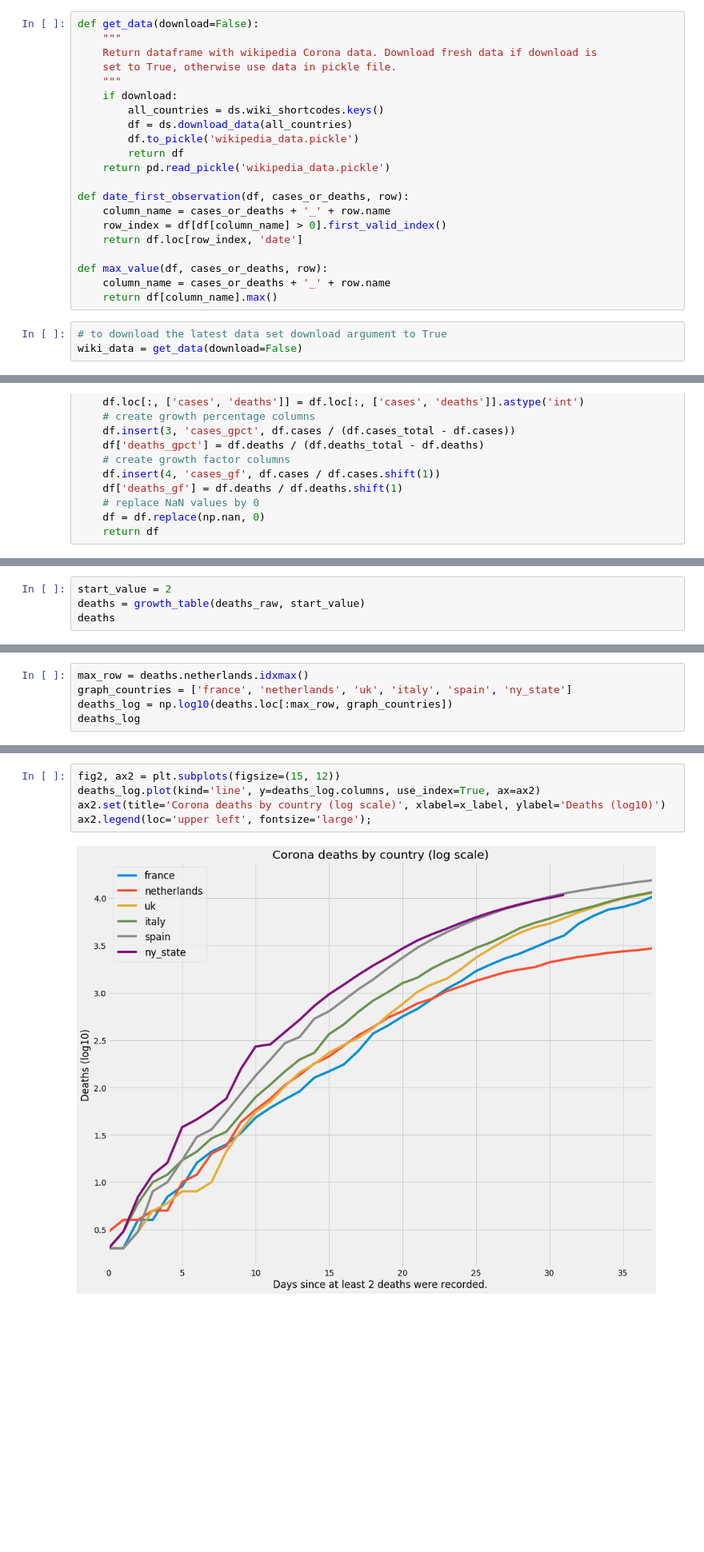
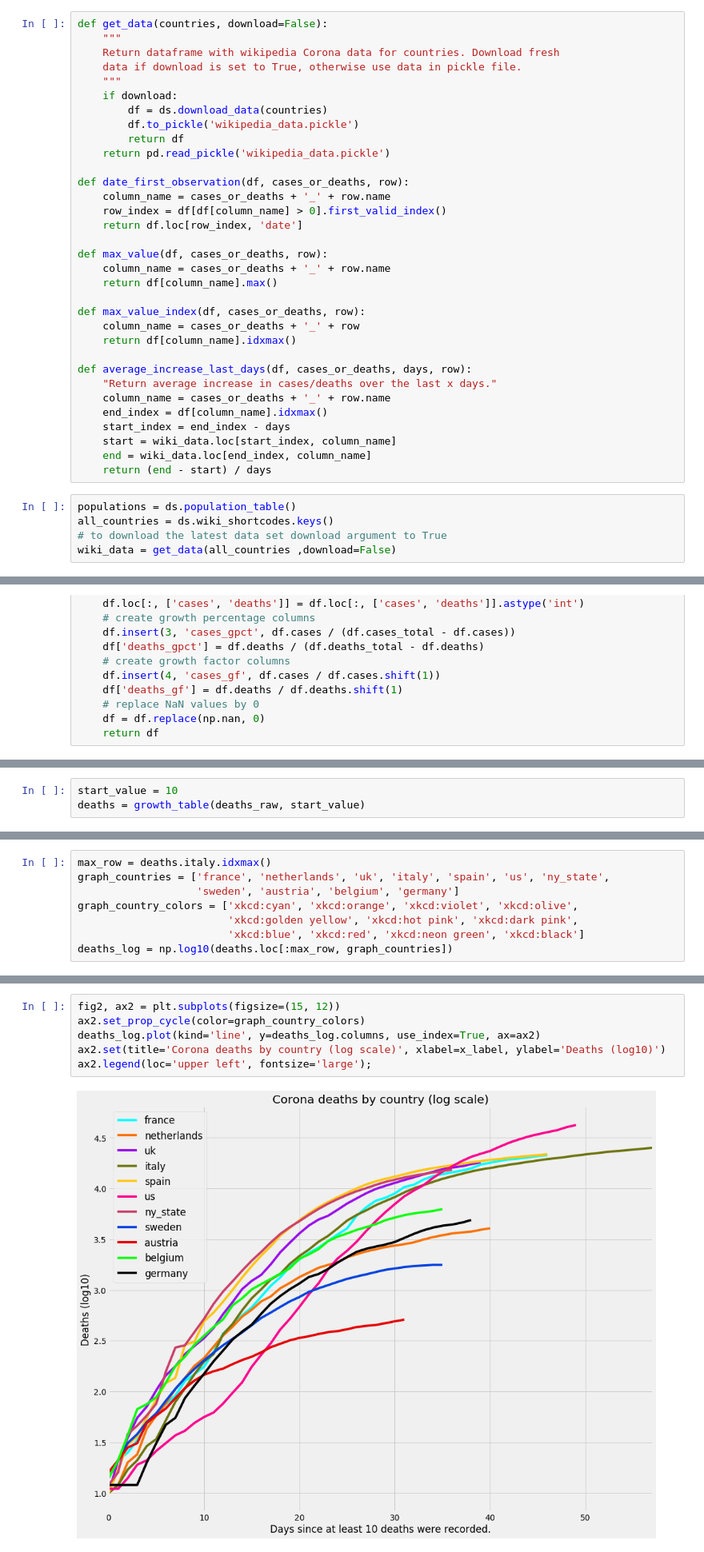
Before and after one commit to DeCooper88/corona, a Jupyter notebook: countries_analysis.ipynb, the cells around one changed output, grey strips where cells are left out. Shown: that part at 80% size. Saved outputs shown, nothing was run; the diff lists cells and outputs as text; blank space fills up the shorter version.

```diff
--- a/countries_analysis.ipynb
+++ b/countries_analysis.ipynb
@@ -9,14 +9,13 @@ import data_scraper as ds
 
 pd.set_option('display.max_rows', 100)
 # %%
-def get_data(download=False):
+def get_data(countries, download=False):
     """
-    Return dataframe with wikipedia Corona data. Download fresh data if download is
-    set to True, otherwise use data in pickle file.
+    Return dataframe with wikipedia Corona data for countries. Download fresh
+    data if download is set to True, otherwise use data in pickle file.
     """
     if download:
-        all_countries = ds.wiki_shortcodes.keys()
-        df = ds.download_data(all_countries)
+        df = ds.download_data(countries)
         df.to_pickle('wikipedia_data.pickle')
         return df
     return pd.read_pickle('wikipedia_data.pickle')
@@ -29,6 +28,21 @@ def date_first_observation(df, cases_or_deaths, row):
 def max_value(df, cases_or_deaths, row):
     column_name = cases_or_deaths + '_' + row.name
     return df[column_name].max()
+
+def max_value_index(df, cases_or_deaths, row):
+    column_name = cases_or_deaths + '_' + row
+    return df[column_name].idxmax()
+
+def average_increase_last_days(df, cases_or_deaths, days, row):
+    "Return average increase in cases/deaths over the last x days."
+    column_name = cases_or_deaths + '_' + row.name
+    end_index = df[column_name].idxmax()
+    start_index = end_index - days
+    start = wiki_data.loc[start_index, column_name]
+    end = wiki_data.loc[end_index, column_name]
+    return (end - start) / days
 # %%
+populations = ds.population_table()
+all_countries = ds.wiki_shortcodes.keys()
 # to download the latest data set download argument to True
-wiki_data = get_data(download=False)
+wiki_data = get_data(all_countries ,download=False)
@@ -203,4 +194,3 @@ deaths_raw
 # %%
-start_value = 2
+start_value = 10
 deaths = growth_table(deaths_raw, start_value)
-deaths
@@ -225,5 +197,8 @@ deaths
 # %%
-max_row = deaths.netherlands.idxmax()
-graph_countries = ['france', 'netherlands', 'uk', 'italy', 'spain', 'ny_state']
+max_row = deaths.italy.idxmax()
+graph_countries = ['france', 'netherlands', 'uk', 'italy', 'spain', 'us', 'ny_state',
+                   'sweden', 'austria', 'belgium', 'germany']
+graph_country_colors = ['xkcd:cyan', 'xkcd:orange', 'xkcd:violet', 'xkcd:olive',
+                        'xkcd:golden yellow', 'xkcd:hot pink', 'xkcd:dark pink',
+                        'xkcd:blue', 'xkcd:red', 'xkcd:neon green', 'xkcd:black']
 deaths_log = np.log10(deaths.loc[:max_row, graph_countries])
-deaths_log
@@ -260,10 +218,11 @@ ax.legend(loc='upper left', fontsize='large');
 # %%
 fig2, ax2 = plt.subplots(figsize=(15, 12))
+ax2.set_prop_cycle(color=graph_country_colors)
 deaths_log.plot(kind='line', y=deaths_log.columns, use_index=True, ax=ax2)
 ax2.set(title='Corona deaths by country (log scale)', xlabel=x_label, ylabel='Deaths (log10)')
 ax2.legend(loc='upper left', fontsize='large');
 # %% [output]
-[figure, old version]
+[figure, new version]
 # %%
 us = country_dataframe(wiki_data, 'us')
 us
```
Also changed, not shown: parts of 14 cells of this notebook, 1 other file.
